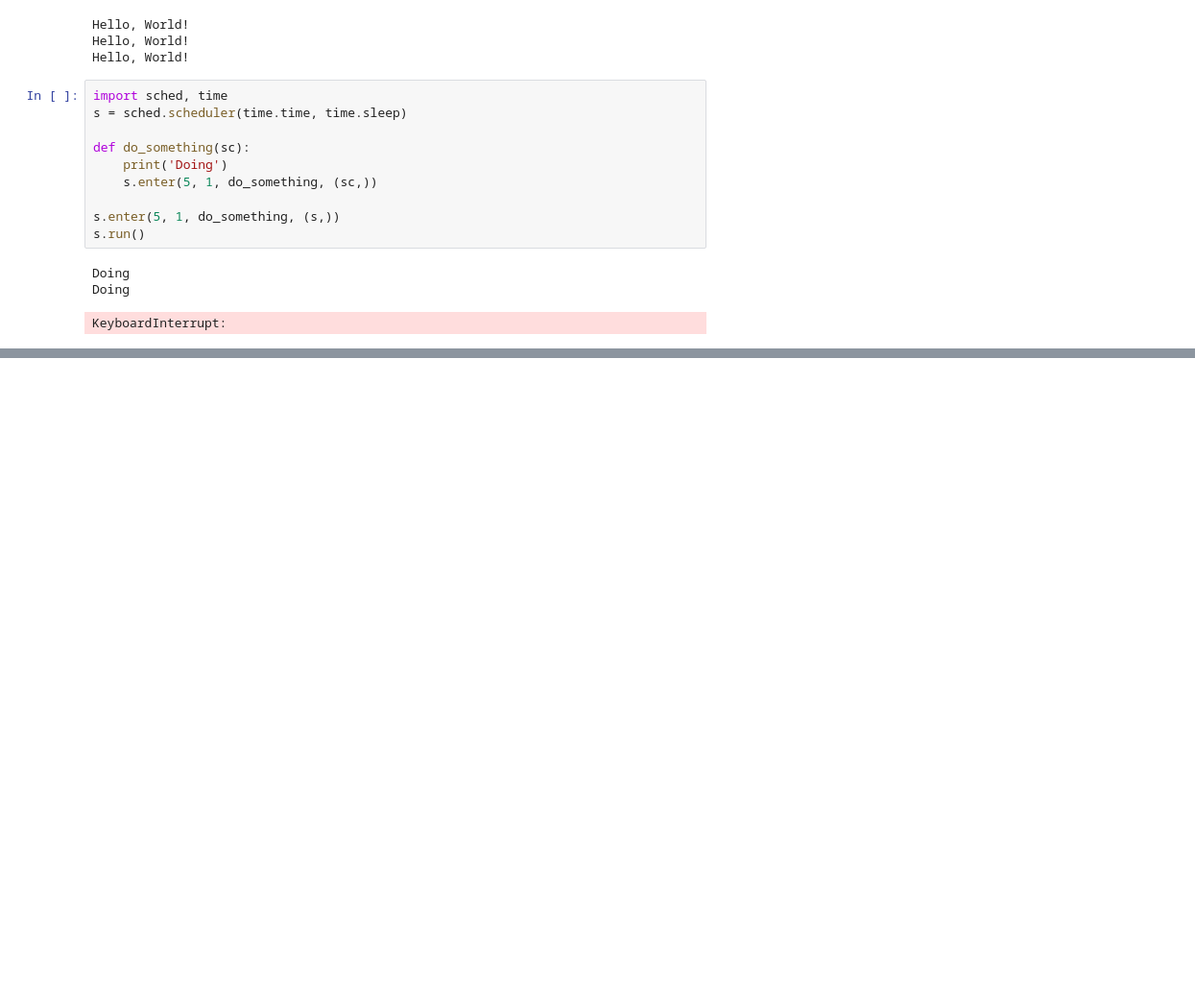
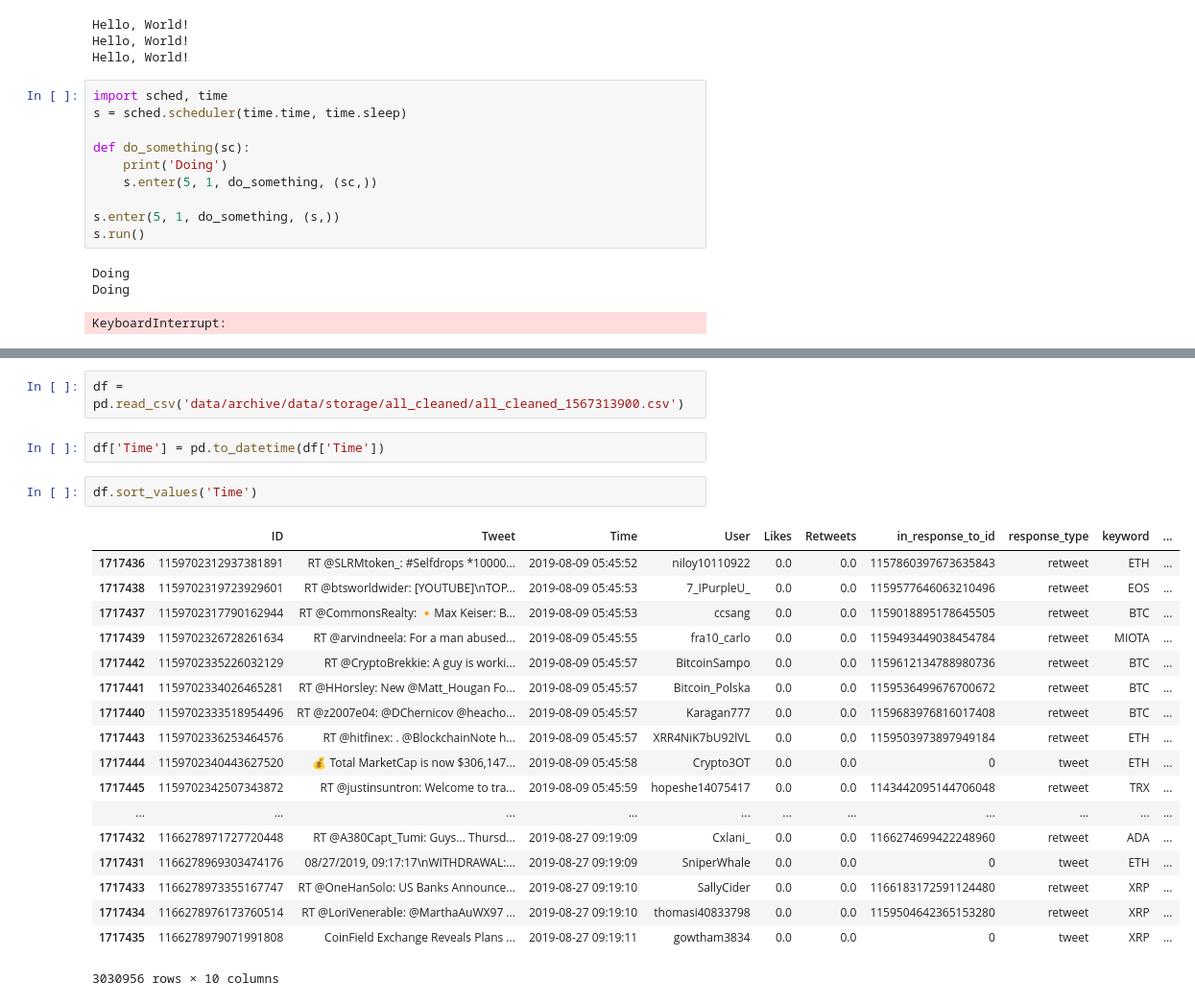
Before and after one commit to warproxxx/crypto-analysis-live, a Jupyter notebook: algorithm/Testing autorun logic.ipynb, the cells around one changed output, grey strips where cells are left out. Shown: that part at 96% size. Saved outputs shown, nothing was run; the diff lists cells and outputs as text; blank space fills up the shorter version.

```diff
--- a/algorithm/Testing autorun logic.ipynb
+++ b/algorithm/Testing autorun logic.ipynb
@@ -26,0 +71,25 @@ KeyboardInterrupt:
+# %%
+df = pd.read_csv('data/archive/data/storage/all_cleaned/all_cleaned_1567313900.csv')
+# %%
+df['Time'] = pd.to_datetime(df['Time'])
+# %%
+df.sort_values('Time')
+# %% [output]
+|  | ID | Tweet | Time | User | Likes | Retweets | in_response_to_id | response_type | keyword | ... |
+| 1717436 | 1159702312937381891 | RT @SLRMtoken_: #Selfdrops *10000... | 2019-08-09 05:45:52 | niloy10110922 | 0.0 | 0.0 | 1157860397673635843 | retweet | ETH | ... |
+| 1717438 | 1159702319723929601 | RT @btsworldwider: [YOUTUBE]\nTOP... | 2019-08-09 05:45:53 | 7_IPurpleU_ | 0.0 | 0.0 | 1159577646063210496 | retweet | EOS | ... |
+| 1717437 | 1159702317790162944 | RT @CommonsRealty: 🔸Max Keiser: B... | 2019-08-09 05:45:53 | ccsang | 0.0 | 0.0 | 1159018895178645505 | retweet | BTC | ... |
+| 1717439 | 1159702326728261634 | RT @arvindneela: For a man abused... | 2019-08-09 05:45:55 | fra10_carlo | 0.0 | 0.0 | 1159493449038454784 | retweet | MIOTA | ... |
+| 1717442 | 1159702335226032129 | RT @CryptoBrekkie: A guy is worki... | 2019-08-09 05:45:57 | BitcoinSampo | 0.0 | 0.0 | 1159612134788980736 | retweet | BTC | ... |
+| 1717441 | 1159702334026465281 | RT @HHorsley: New @Matt_Hougan Fo... | 2019-08-09 05:45:57 | Bitcoin_Polska | 0.0 | 0.0 | 1159536499676700672 | retweet | BTC | ... |
+| 1717440 | 1159702333518954496 | RT @z2007e04: @DChernicov @heacho... | 2019-08-09 05:45:57 | Karagan777 | 0.0 | 0.0 | 1159683976816017408 | retweet | BTC | ... |
+| 1717443 | 1159702336253464576 | RT @hitfinex: . @BlockchainNote h... | 2019-08-09 05:45:57 | XRR4NiK7bU92lVL | 0.0 | 0.0 | 1159503973897949184 | retweet | ETH | ... |
+| 1717444 | 1159702340443627520 | 💰 Total MarketCap is now $306,147... | 2019-08-09 05:45:58 | Crypto3OT | 0.0 | 0.0 | 0 | tweet | ETH | ... |
+| 1717445 | 1159702342507343872 | RT @justinsuntron: Welcome to tra... | 2019-08-09 05:45:59 | hopeshe14075417 | 0.0 | 0.0 | 1143442095144706048 | retweet | TRX | ... |
+| ... | ... | ... | ... | ... | ... | ... | ... | ... | ... | ... |
+| 1717432 | 1166278971727720448 | RT @A380Capt_Tumi: Guys... Thursd... | 2019-08-27 09:19:09 | Cxlani_ | 0.0 | 0.0 | 1166274699422248960 | retweet | ADA | ... |
+| 1717431 | 1166278969303474176 | 08/27/2019, 09:17:17\nWITHDRAWAL:... | 2019-08-27 09:19:09 | SniperWhale | 0.0 | 0.0 | 0 | tweet | ETH | ... |
+| 1717433 | 1166278973355167747 | RT @OneHanSolo: US Banks Announce... | 2019-08-27 09:19:10 | SallyCider | 0.0 | 0.0 | 1166183172591124480 | retweet | XRP | ... |
+| 1717434 | 1166278976173760514 | RT @LoriVenerable: @MarthaAuWX97 ... | 2019-08-27 09:19:10 | thomasi40833798 | 0.0 | 0.0 | 1159504642365153280 | retweet | XRP | ... |
+| 1717435 | 1166278979071991808 | CoinField Exchange Reveals Plans ... | 2019-08-27 09:19:11 | gowtham3834 | 0.0 | 0.0 | 0 | tweet | XRP | ... |
+3030956 rows × 10 columns
```
Also changed, not shown: parts of 6 cells of this notebook, 3 other files.
